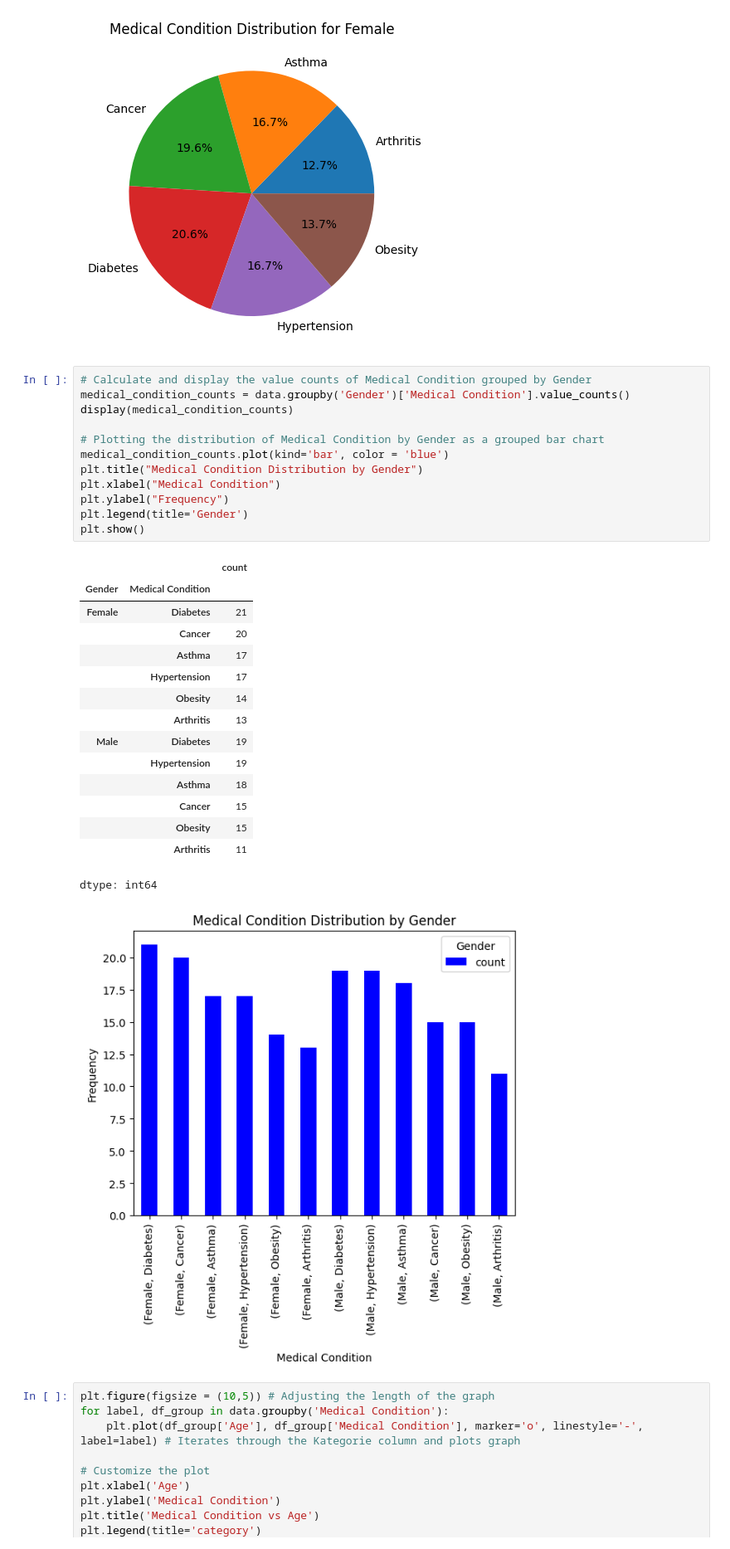
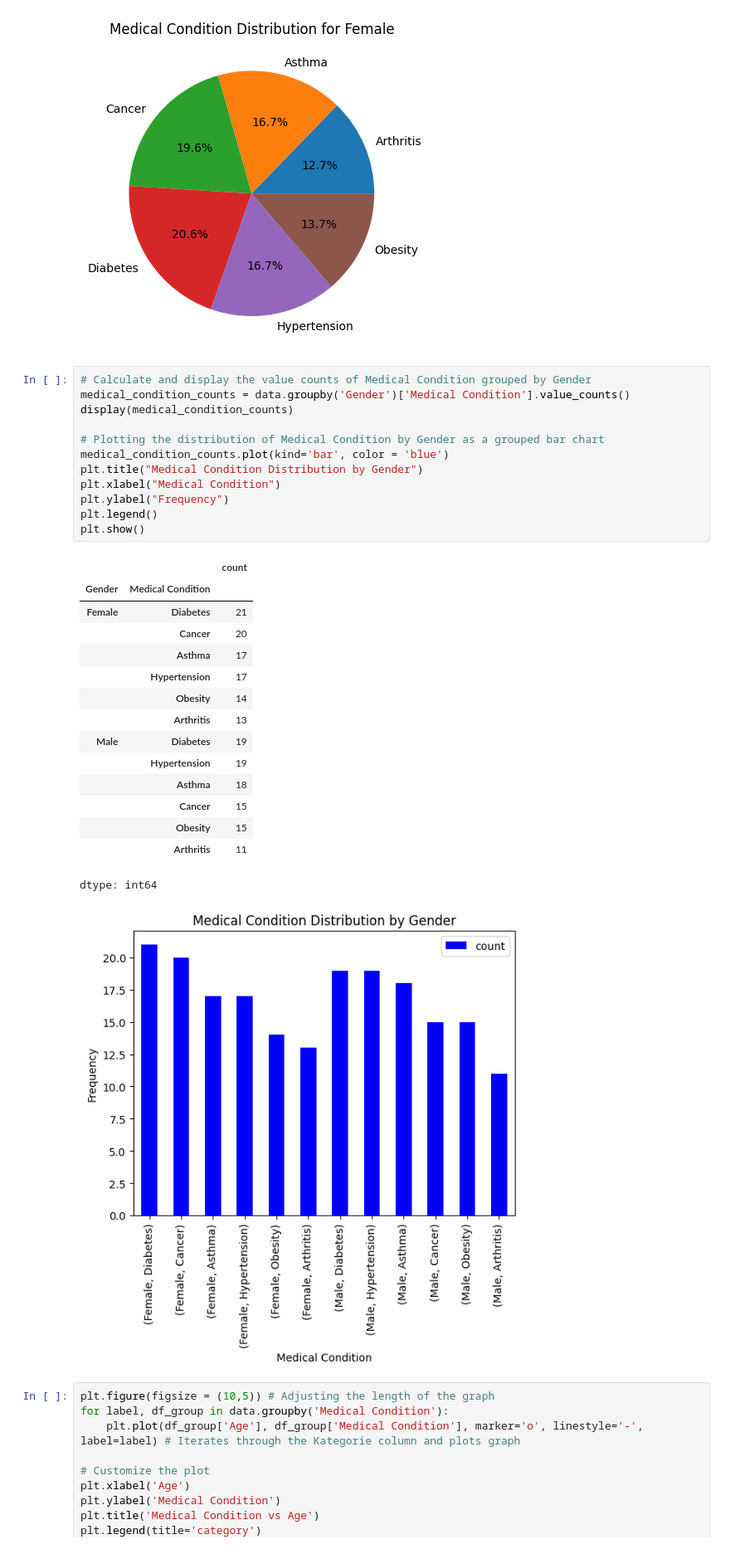
Before and after one commit to Kabir26-star/Module-1-Assignment, a Jupyter notebook: Module_1.ipynb, the cells around one changed output. Shown at 83% size. Saved outputs shown, nothing was run; the diff lists cells and outputs as text.

```diff
--- a/Module_1.ipynb
+++ b/Module_1.ipynb
@@ -49,32 +49,32 @@ plt.show()
 # %%
 # Calculate and display the value counts of Medical Condition grouped by Gender
 medical_condition_counts = data.groupby('Gender')['Medical Condition'].value_counts()
 display(medical_condition_counts)
 
 # Plotting the distribution of Medical Condition by Gender as a grouped bar chart
 medical_condition_counts.plot(kind='bar', color = 'blue')
 plt.title("Medical Condition Distribution by Gender")
 plt.xlabel("Medical Condition")
 plt.ylabel("Frequency")
-plt.legend(title='Gender')
+plt.legend()
 plt.show()
 # %% [output]
 |  |  | count |
 | Gender | Medical Condition |  |
 | Female | Diabetes | 21 |
 |  | Cancer | 20 |
 |  | Asthma | 17 |
 |  | Hypertension | 17 |
 |  | Obesity | 14 |
 |  | Arthritis | 13 |
 | Male | Diabetes | 19 |
 |  | Hypertension | 19 |
 |  | Asthma | 18 |
 |  | Cancer | 15 |
 |  | Obesity | 15 |
 |  | Arthritis | 11 |
 dtype: int64
-[figure, old version]
+[figure, new version]
 # %%
 plt.figure(figsize = (10,5)) # Adjusting the length of the graph
 for label, df_group in data.groupby('Medical Condition'):
```
